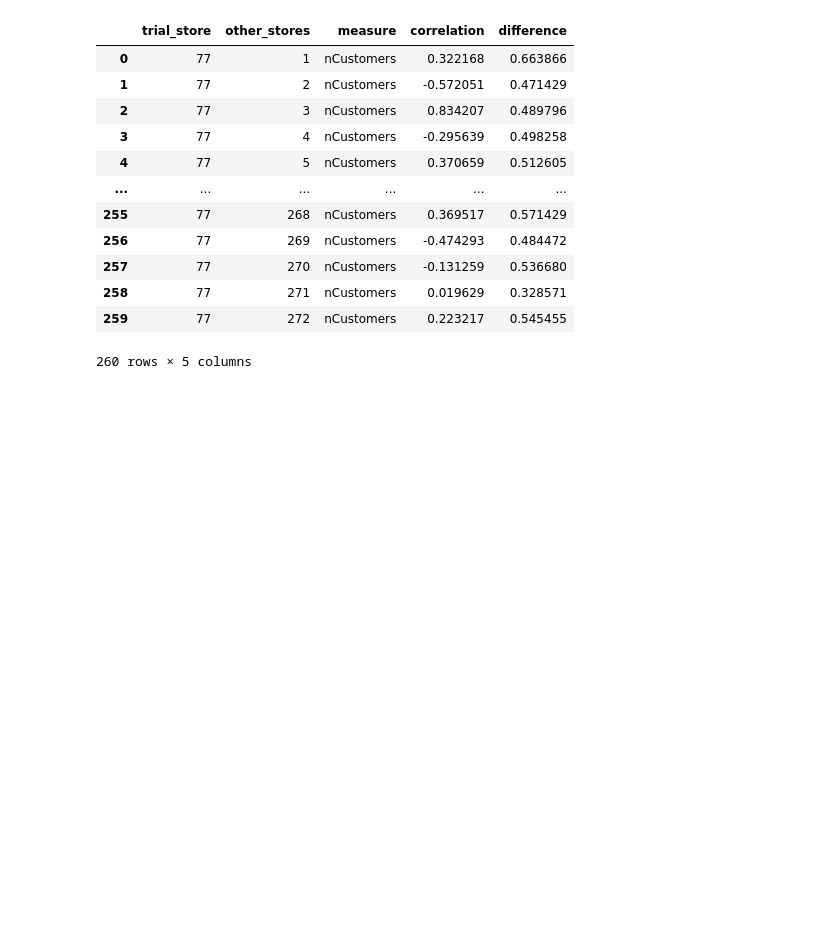
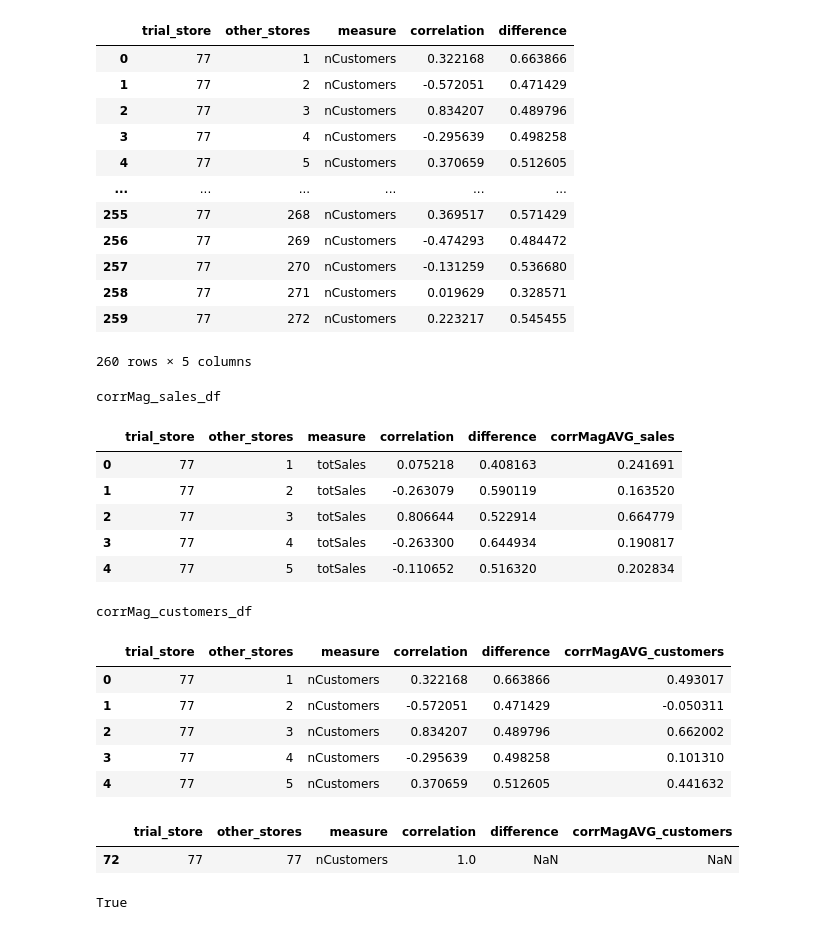
Before and after one commit to daniel8691/Quantium-virtual-internship, a Jupyter notebook: module_two_experimentation_uplifttesting.ipynb, the cells around one changed output. Cells and saved outputs as stored; diff of their text form; code cells hidden in the pictures; blank space fills up the shorter version.

```diff
--- a/module_two_experimentation_uplifttesting.ipynb
+++ b/module_two_experimentation_uplifttesting.ipynb
@@ -692,0 +703,29 @@ corrMag_customers_df
+# %%
+print("corrMag_sales_df")
+display(corrMag_sales_df.head())
+print("corrMag_customers_df")
+corrMag_customers_df.head()
+# %% [output]
+corrMag_sales_df
+|  | trial_store | other_stores | measure | correlation | difference | corrMagAVG_sales |
+| 0 | 77 | 1 | totSales | 0.075218 | 0.408163 | 0.241691 |
+| 1 | 77 | 2 | totSales | -0.263079 | 0.590119 | 0.163520 |
+| 2 | 77 | 3 | totSales | 0.806644 | 0.522914 | 0.664779 |
+| 3 | 77 | 4 | totSales | -0.263300 | 0.644934 | 0.190817 |
+| 4 | 77 | 5 | totSales | -0.110652 | 0.516320 | 0.202834 |
+corrMag_customers_df
+|  | trial_store | other_stores | measure | correlation | difference | corrMagAVG_customers |
+| 0 | 77 | 1 | nCustomers | 0.322168 | 0.663866 | 0.493017 |
+| 1 | 77 | 2 | nCustomers | -0.572051 | 0.471429 | -0.050311 |
+| 2 | 77 | 3 | nCustomers | 0.834207 | 0.489796 | 0.662002 |
+| 3 | 77 | 4 | nCustomers | -0.295639 | 0.498258 | 0.101310 |
+| 4 | 77 | 5 | nCustomers | 0.370659 | 0.512605 | 0.441632 |
+# %%
+corrMag_customers_df.loc[corrMag_customers_df['other_stores']==77]
+# %% [output]
+|  | trial_store | other_stores | measure | correlation | difference | corrMagAVG_customers |
+| 72 | 77 | 77 | nCustomers | 1.0 | NaN | NaN |
+# %%
+sum(corrMag_sales_df.index == corrMag_customers_df.index) == len(corrMag_sales_df)
+# %% [output]
+True
```
Also changed, not shown: parts of 13 cells of this notebook.
